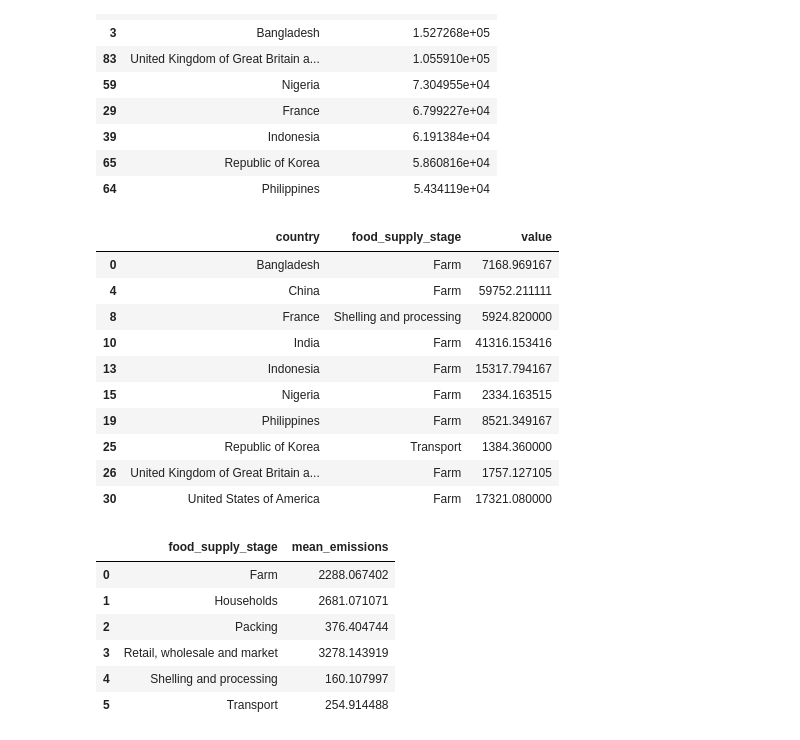
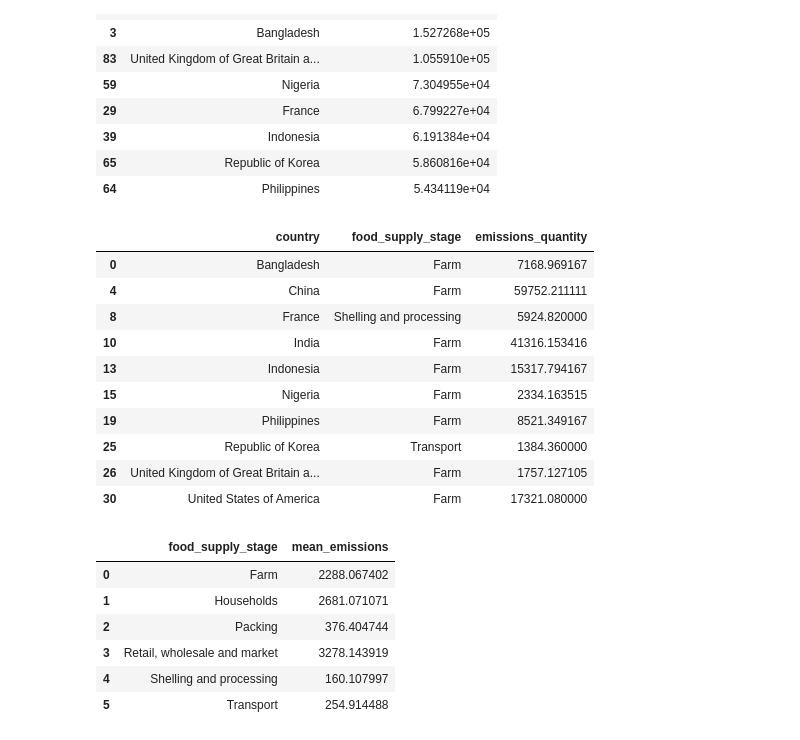
Before and after one commit to AlexRibeiro95/Project_FoodWaste, a Jupyter notebook: EDA/Main.ipynb, the cells around one changed output. Cells and saved outputs as stored; diff of their text form; code cells hidden in the pictures.

```diff
--- a/EDA/Main.ipynb
+++ b/EDA/Main.ipynb
@@ -11,7 +11,11 @@ import plotly.express as px
 emissions_df = pd.read_csv('/Users/alexandreribeiro/Desktop/Emissions_dataset.csv')
 foodwaste_df = pd.read_csv('/Users/alexandreribeiro/Desktop/Food-Waste_dataset.csv')
 
-#Check the first 5 rows of the emissions dataset
+#Change column value to emissions_quantity
+
+emissions_df.rename(columns={'value':'emissions_quantity'}, inplace=True)
+
+#Check the first 5 rows of the food waste dataset
 
 emissions_df.head()
 # %% [output]
@@ -379,10 +349,10 @@ Hypothesis3
 IMPORTANT STOP
 # %%
 # Calculate annual emissions per country
-annual_emissions_per_country = merged_df.groupby(['country', 'year'])['value'].sum().reset_index()
+annual_emissions_per_country = merged_df.groupby(['country', 'year'])['emissions_quantity'].sum().reset_index()
 
 # Calculate the average annual emissions for each country over the available years
-average_annual_emissions_per_country = annual_emissions_per_country.groupby('country')['value'].mean().reset_index()
+average_annual_emissions_per_country = annual_emissions_per_country.groupby('country')['emissions_quantity'].mean().reset_index()
 average_annual_emissions_per_country.columns = ['country', 'average_annual_emissions']
 
 # Display the average annual emissions per country
@@ -420,15 +390,15 @@ top_10_countries
 # %%
 # Filter the dataset to include only the top 10 countries
 filtered_df = merged_df[merged_df['country'].isin(top_10_countries['country'])]
 
 # Calculate the average annual emissions per stage for each country
-average_emissions_per_stage = filtered_df.groupby(['country', 'food_supply_stage'])['value'].mean().reset_index()
+average_emissions_per_stage = filtered_df.groupby(['country', 'food_supply_stage'])['emissions_quantity'].mean().reset_index()
 
 # Identify the crucial stage with the highest average annual emissions for each country
-crucial_stages = average_emissions_per_stage.loc[average_emissions_per_stage.groupby('country')['value'].idxmax()]
+crucial_stages = average_emissions_per_stage.loc[average_emissions_per_stage.groupby('country')['emissions_quantity'].idxmax()]
 crucial_stages
 # %% [output]
-|  | country | food_supply_stage | value |
+|  | country | food_supply_stage | emissions_quantity |
 | 0 | Bangladesh | Farm | 7168.969167 |
 | 4 | China | Farm | 59752.211111 |
 | 8 | France | Shelling and processing | 5924.820000 |
```
Also changed, not shown: parts of 16 cells of this notebook.
